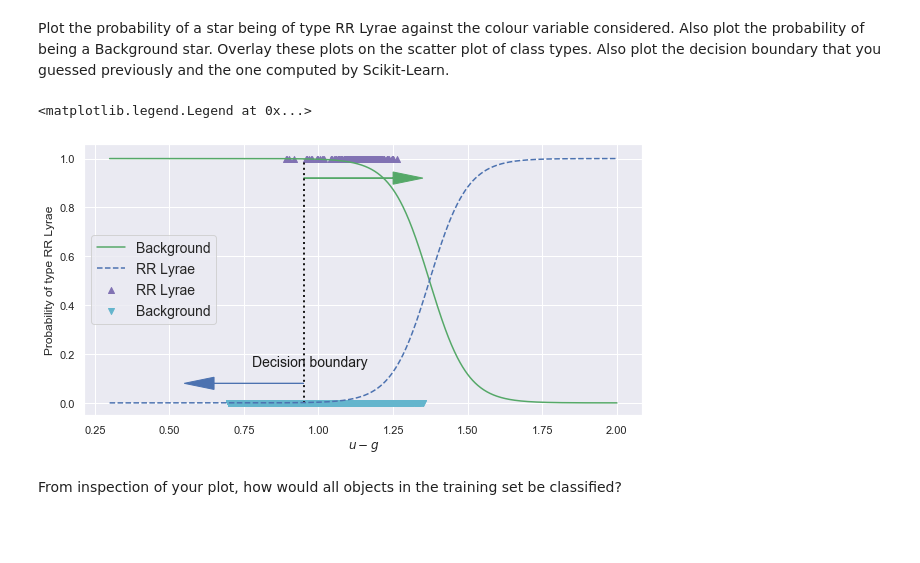
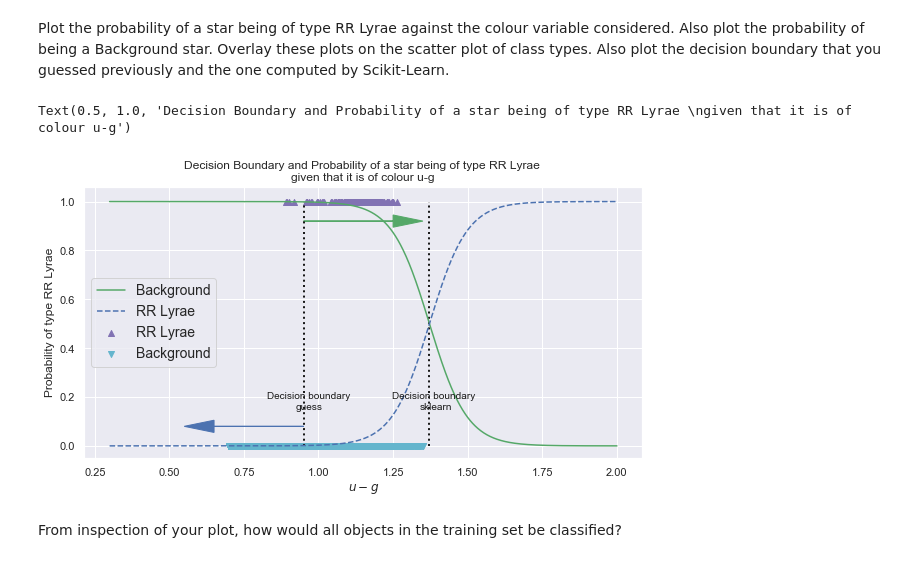
Before and after one commit to nishalad95/Machine_Learning_Big_Data, a Jupyter notebook: spce0038_coursework_NishaLad.ipynb, the cells around one changed output. Cells and saved outputs as stored; diff of their text form; code cells hidden in the pictures; blank space fills up the shorter version.

```diff
--- a/spce0038_coursework_NishaLad.ipynb
+++ b/spce0038_coursework_NishaLad.ipynb
@@ -657,16 +659,19 @@ Plot the probability of a star being of type RR Lyrae against the colour variabl
 # %%
 plot_scatter()
 # YOUR CODE HERE
 plt.plot([decision_boundary_guess, decision_boundary_guess], [0, 1], "k:", linewidth=2)
+plt.plot([decision_boundary_sklearn, decision_boundary_sklearn], [0, 1], "k:", linewidth=2)
 plt.plot(X_1d_new, y_1d_proba[:, 0], 'g-', label='Background')
 plt.plot(X_1d_new, y_1d_proba[:, 1], 'b--', label='RR Lyrae')
-plt.text(decision_boundary_guess+0.02, 0.15, "Decision boundary", fontsize=14, color= "k", ha="center")
+plt.text(decision_boundary_guess+0.02, 0.15, "Decision boundary \nguess", fontsize=10, color= "k", ha="center")
+plt.text(decision_boundary_sklearn+0.02, 0.15, "Decision boundary \nsklearn", fontsize=10, color= "k", ha="center")
 plt.arrow(decision_boundary_guess, 0.08, -0.3, 0, head_width=0.05, head_length=0.1, fc= 'b', ec='b')
 plt.arrow(decision_boundary_guess, 0.92, 0.3, 0, head_width=0.05, head_length=0.1, fc= 'g', ec='g')
 plt.legend(loc="center left", fontsize=14)
+plt.title("Decision Boundary and Probability of a star being of type RR Lyrae \ngiven that it is of colour u-g")
 # %% [output]
-<matplotlib.legend.Legend at 0x...>
+Text(0.5, 1.0, 'Decision Boundary and Probability of a star being of type RR Lyrae \ngiven that it is of colour u-g')
-[figure, old version]
+[figure, new version]
 # %% [markdown]
 From inspection of your plot, how would all objects in the training set be classified?
 # %% [markdown]
```
Also changed, not shown: parts of 47 cells of this notebook.
